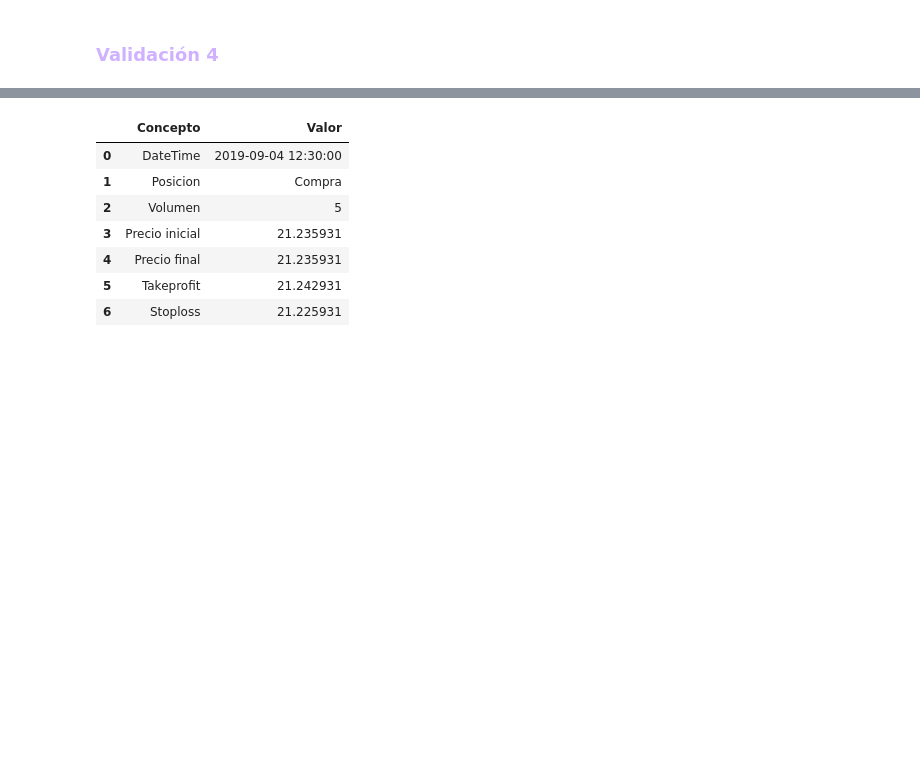
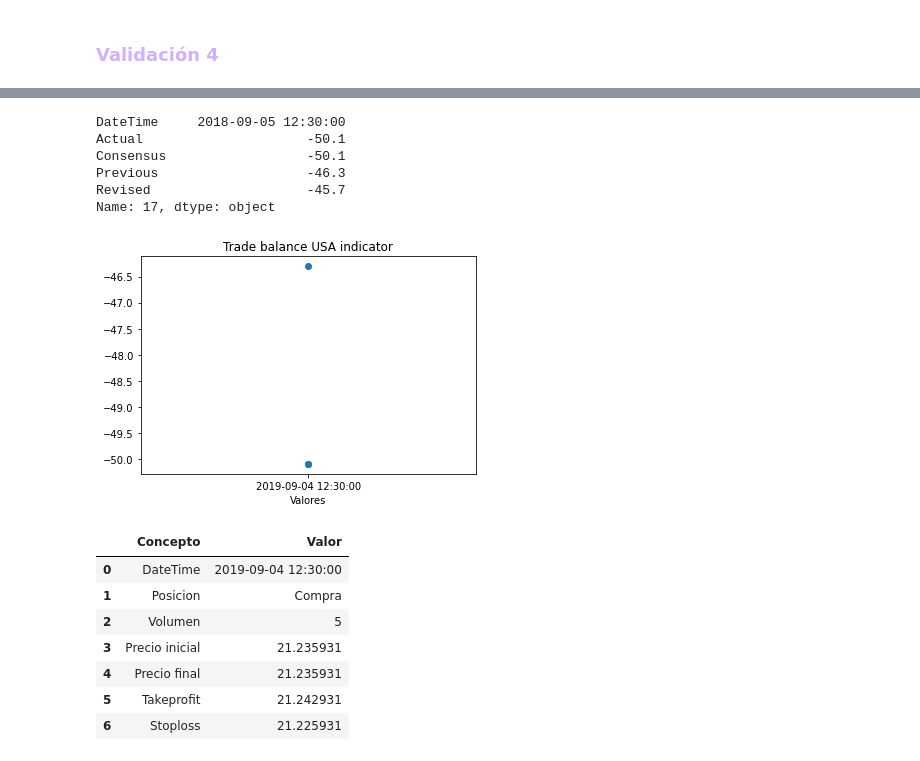
Before and after one commit to jesusalvarezc/FInal_Project, a Jupyter notebook: notebook_final.ipynb, the cells around one changed output, grey strips where cells are left out. Saved outputs shown, nothing was run; the diff lists cells and outputs as text; code cells hidden in the pictures; blank space fills up the shorter version.

```diff
--- a/notebook_final.ipynb
+++ b/notebook_final.ipynb
@@ -221,3 +265,17 @@ Timestamp('2019-09-04 12:30:00')
+# %%
+ind.iloc[6]
+# %% [output]
+DateTime     2018-09-05 12:30:00
+Actual                     -50.1
+Consensus                  -50.1
+Previous                   -46.3
+Revised                    -45.7
+Name: 17, dtype: object
+# %%
+val4 = vs.graf_val(ind, 6, '2019-09-04 12:30:00')
+val4
+# %% [output]
+[figure, added]
 # %%
 timestamp = '2019-09-04 12:30:00'
 tipo = 'Compra'
```
Also changed, not shown: parts of 21 cells of this notebook, 1 other file.
